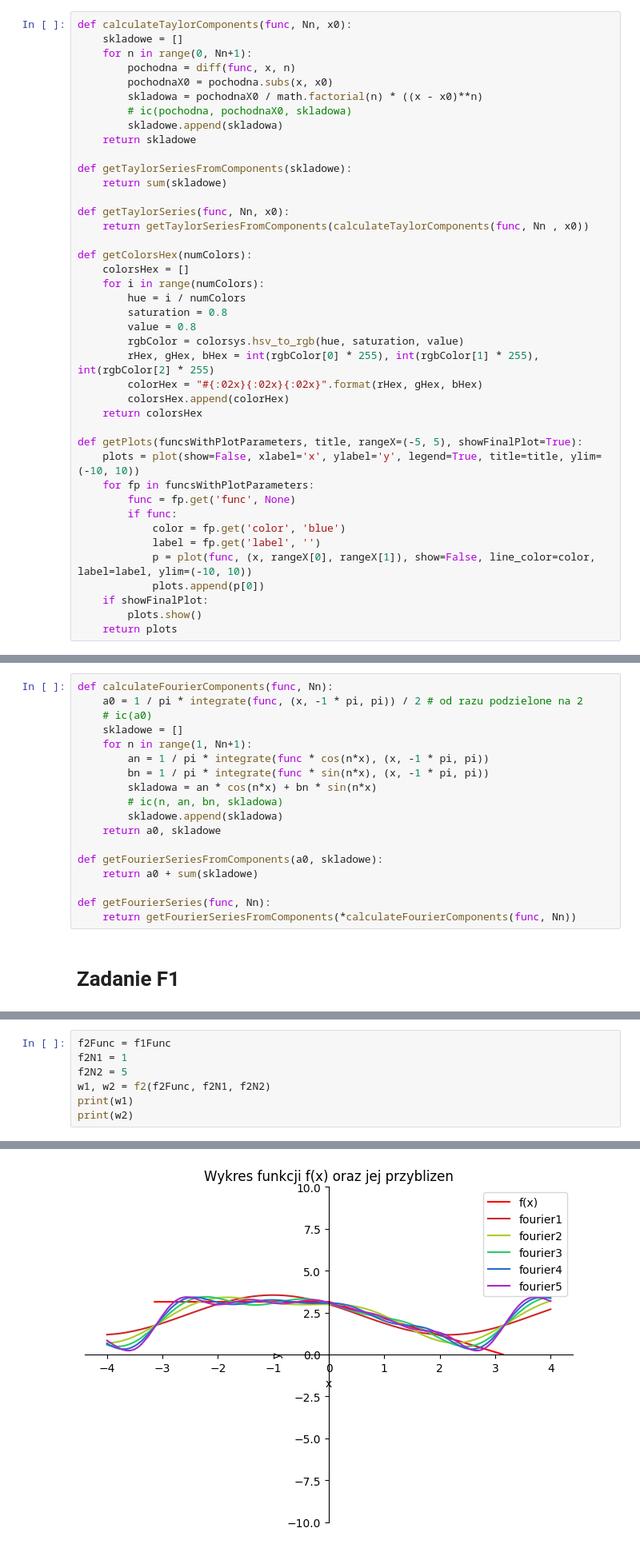
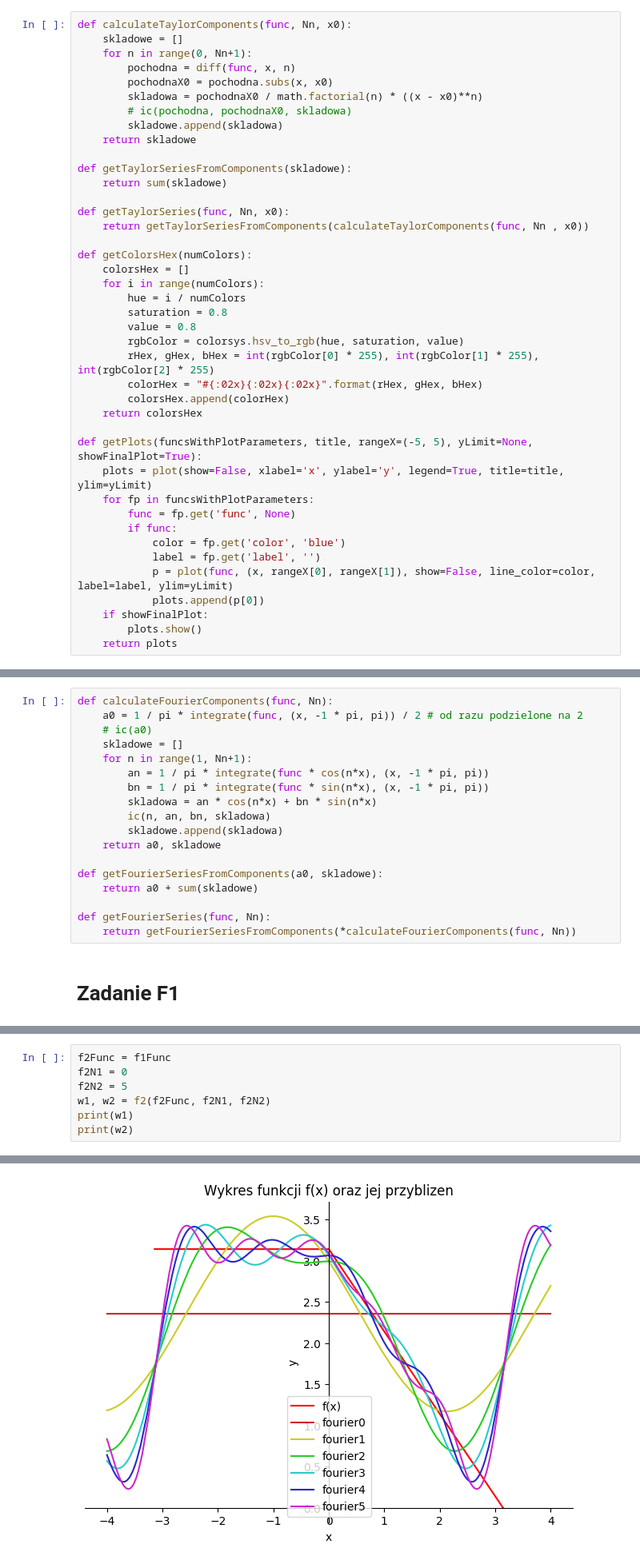
Before and after one commit to rzymski/jupyterObliczeniaNaukowe, a Jupyter notebook: szeregi.ipynb, the cells around one changed output, grey strips where cells are left out. Shown at 80% size. Saved outputs shown, nothing was run; the diff lists cells and outputs as text.

```diff
--- a/szeregi.ipynb
+++ b/szeregi.ipynb
@@ -39,14 +39,14 @@ def getColorsHex(numColors):
         colorsHex.append(colorHex)
     return colorsHex
 
-def getPlots(funcsWithPlotParameters, title, rangeX=(-5, 5), showFinalPlot=True):
-    plots = plot(show=False, xlabel='x', ylabel='y', legend=True, title=title, ylim=(-10, 10))
+def getPlots(funcsWithPlotParameters, title, rangeX=(-5, 5), yLimit=None, showFinalPlot=True):
+    plots = plot(show=False, xlabel='x', ylabel='y', legend=True, title=title, ylim=yLimit)
     for fp in funcsWithPlotParameters:
         func = fp.get('func', None)
         if func:
             color = fp.get('color', 'blue')
             label = fp.get('label', '')
-            p = plot(func, (x, rangeX[0], rangeX[1]), show=False, line_color=color, label=label, ylim=(-10, 10))
+            p = plot(func, (x, rangeX[0], rangeX[1]), show=False, line_color=color, label=label, ylim=yLimit)
             plots.append(p[0])
     if showFinalPlot:
         plots.show()
@@ -173,7 +173,7 @@ def calculateFourierComponents(func, Nn):
         an = 1 / pi * integrate(func * cos(n*x), (x, -1 * pi, pi))
         bn = 1 / pi * integrate(func * sin(n*x), (x, -1 * pi, pi))
         skladowa = an * cos(n*x) + bn * sin(n*x)
-        # ic(n, an, bn, skladowa)
+        ic(n, an, bn, skladowa)
         skladowe.append(skladowa)
     return a0, skladowe
 
@@ -257,7 +273,7 @@ def f2(func, N1, N2):
     return przyblizenia, wykresFunkcjiOrazJejPrzyblizen
 # %%
 f2Func = f1Func
-f2N1 = 1
+f2N1 = 0
 f2N2 = 5
 w1, w2 = f2(f2Func, f2N1, f2N2)
 print(w1)
@@ -270,5 +298,5 @@ ic| przyblizenia: [-sin(x) + 2*cos(x)/pi + 3*pi/4,
                    -sin(x) + sin(2*x)/2 + 2*cos(x)/pi + 3*pi/4,
                    -sin(x) + sin(2*x)/2 - sin(3*x)/3 + 2*cos(x)/pi + 2*cos(3*x)/(9*pi) + 3*pi/4,
                    -sin(x) + sin(2*x)/2 - sin(3*x)/3 + sin(4*x)/4 + 2*cos(x)/pi + 2*cos(3*x)/(9*pi) + 3*pi/4,
                    -sin(x) + sin(2*x)/2 - sin(3*x)/3 + sin(4*x)/4 - sin(5*x)/5 + 2*cos(x)/pi + 2*cos(3*x)/(9*pi) + 2*cos(5*x)/(25*pi) + 3*pi/4]
-[figure, old version]
+[figure, new version]
```
Also changed, not shown: parts of 9 cells of this notebook.
